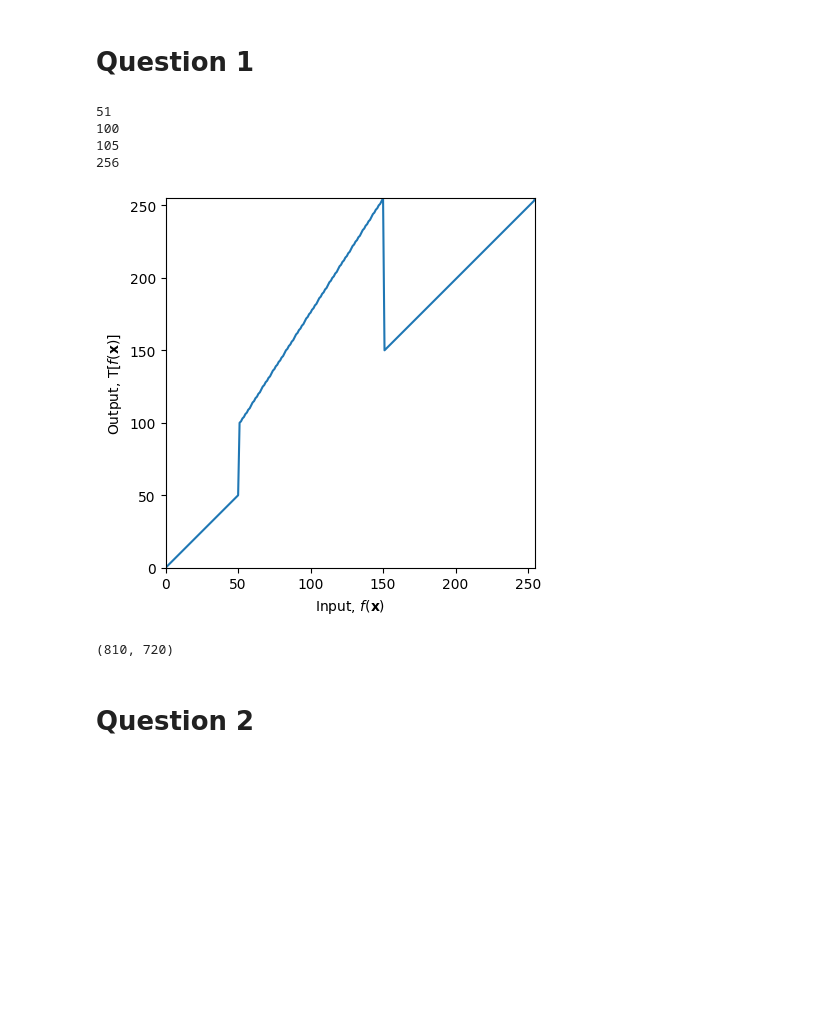
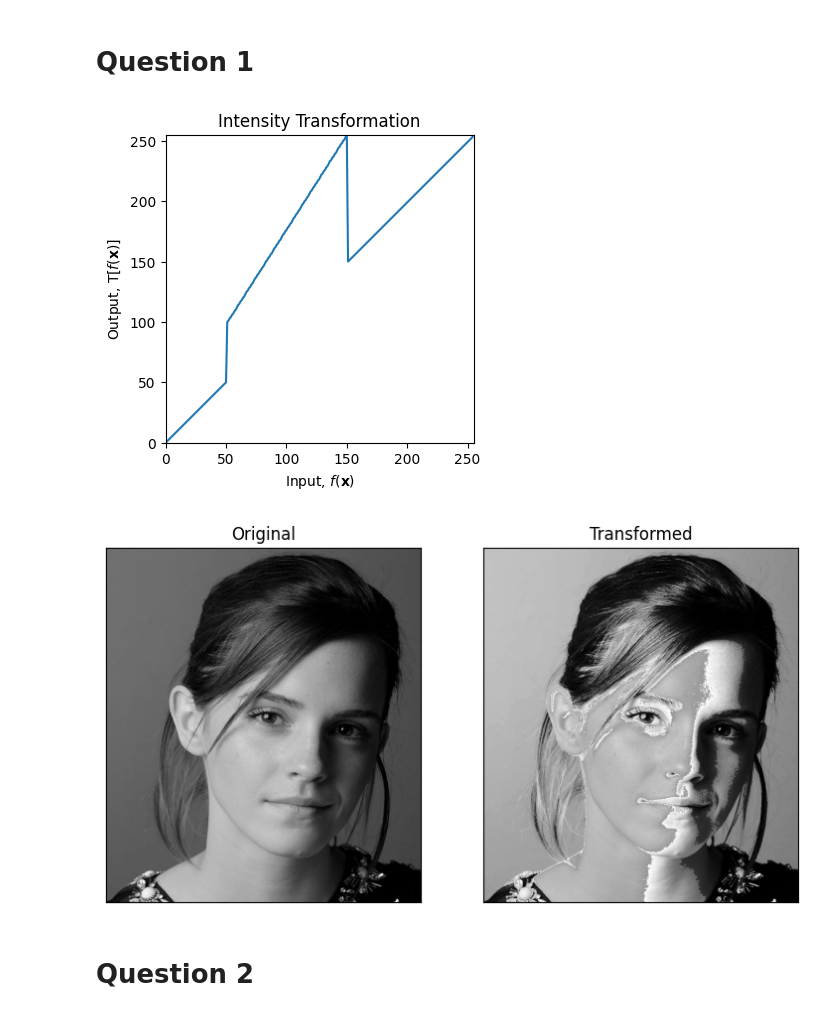
Before and after one commit to kannangaranv/EN3160_Image_Processing_and_Machine_Vision, a Jupyter notebook: assignment.ipynb, the cells around one changed output. Drawn from its saved outputs; the diff is of its cells as text; code cells hidden in the pictures; blank space fills up the shorter version.

```diff
--- a/assignment.ipynb
+++ b/assignment.ipynb
@@ -3,54 +3,47 @@
 # %%
 %matplotlib inline
 import cv2 as cv
 import numpy as np
 import matplotlib.pyplot as plt
 
+img_orig = cv.imread(r'C:\Users\nuwan\Downloads\emma.jpg', cv.IMREAD_GRAYSCALE)
+
+#Identify and points that change transformations and put them to array
 c = np.array([(50,50),(50,100),(150,255),(150,150)])
-
+#Apply corresponding transformation to each region
 t1 = np.linspace(0, c[0,1], c[0,0]+1 - 0).astype('uint8')
-print(len(t1))
-
 t2 = np.linspace(c[1,1], c[2,1], c[2,0] - c[1,0]).astype('uint8')
-print(len(t2))
-
-
 t3 = np.linspace(c[3,1], 255, 255 - c[3,0]).astype('uint8')
-print(len(t3))
-
+#Combine the transformations
 transform = np.concatenate((t1,t2), axis=0).astype('uint8')
 transform = np.concatenate((transform,t3), axis=0).astype('uint8')
-print(len(transform))
+#Apply the transformation to image.
+image_transformed = cv.LUT(img_orig, transform)
 
-fig, ax = plt.subplots()
+#Display the transformation
+fig, ax = plt.subplots(figsize=(7,4))
 ax.plot(transform)
 ax.set_xlabel(r'Input, $f(\mathbf{x})$')
 ax.set_ylabel('Output, $\\mathrm{T}[f(\mathbf{x})]$')
+ax.set_title('Intensity Transformation')
 ax.set_xlim(0, 255)
 ax.set_ylim(0, 255)
 ax.set_aspect('equal')
 plt.savefig('transform.png')
 plt.show()
 
-img_orig = cv.imread(r'C:\Users\nuwan\Downloads\emma.jpg', cv.IMREAD_GRAYSCALE)
-print(img_orig.shape)
-
-cv.namedWindow('Image', cv.WINDOW_AUTOSIZE)
-cv.imshow('Image', img_orig)
-cv.waitKey(0)
-
-image_transformed = cv.LUT(img_orig, transform)
-cv.imshow('Image', image_transformed)
-cv.waitKey(0)
-
-cv.destroyAllWindows()
+#Displauy the result
+fig, axes = plt.subplots(1, 2, sharex='all', sharey='all', figsize=(9, 9))
+axes[0].imshow(img_orig, cmap="gray")
+axes[0].set_title('Original')
+axes[0].set_xticks([]), axes[0].set_yticks([])
+axes[1].imshow(image_transformed, cmap="gray")
+axes[1].set_title('Transformed')
+axes[1].set_xticks([]), axes[1].set_yticks([])
+plt.show()
 # %% [output]
-51
-100
-105
-256
-[figure, old version]
+[figure, new version]
-(810, 720)
+[figure, added]
 # %% [markdown]
 # Question 2
 # %%
```
Also changed, not shown: parts of 10 cells of this notebook, 1 other file.
